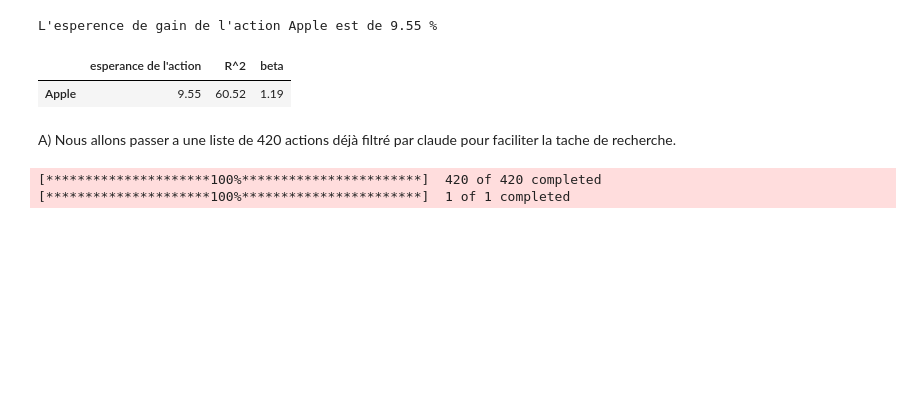
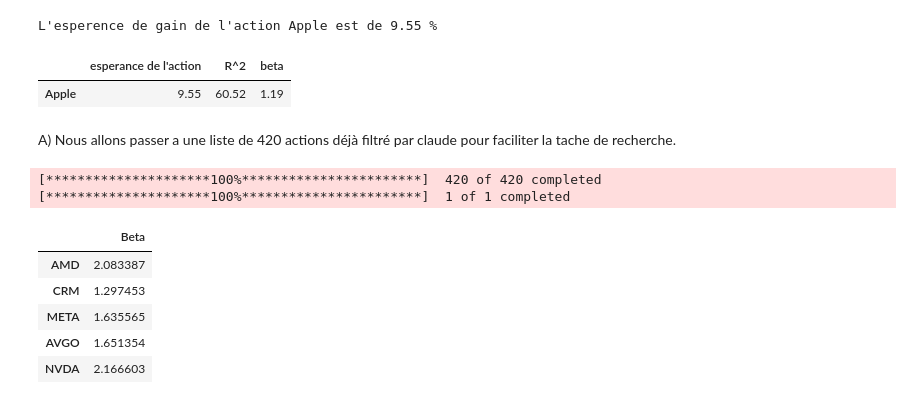
Before and after one commit to alabienlecouz/portfolio-V1, a Jupyter notebook: rentability model/model-CAPM.ipynb, the cells around one changed output. Cells and saved outputs as stored; diff of their text form; code cells hidden in the pictures; blank space fills up the shorter version.

```diff
--- a/rentability model/model-CAPM.ipynb
+++ b/rentability model/model-CAPM.ipynb
@@ -128,5 +128,21 @@ sprdm = yf.download("^GSPC", start='2020-01-01')['Close'].pct_change().dropna()
 [*********************100%***********************]  420 of 420 completed
 [*********************100%***********************]  1 of 1 completed
 # %%
-data2 = pd.concat([sprdm, actifs], axis= 1).dropna()
-betas = ({})
+data2 = pd.concat([sprdm, actifs], axis=1).dropna()
+
+betas = []
+
+for ticker in VALID_TICKERS:
+    b = Beta(data2[ticker], data2["^GSPC"])
+    betas.append(b)
+
+betas = pd.DataFrame({
+    "Beta" : betas,}, index=VALID_TICKERS)
+betas.head()
+# %% [output]
+|  | Beta |
+| AMD | 2.083387 |
+| CRM | 1.297453 |
+| META | 1.635565 |
+| AVGO | 1.651354 |
+| NVDA | 2.166603 |
```
Also changed, not shown: parts of 2 cells of this notebook.
